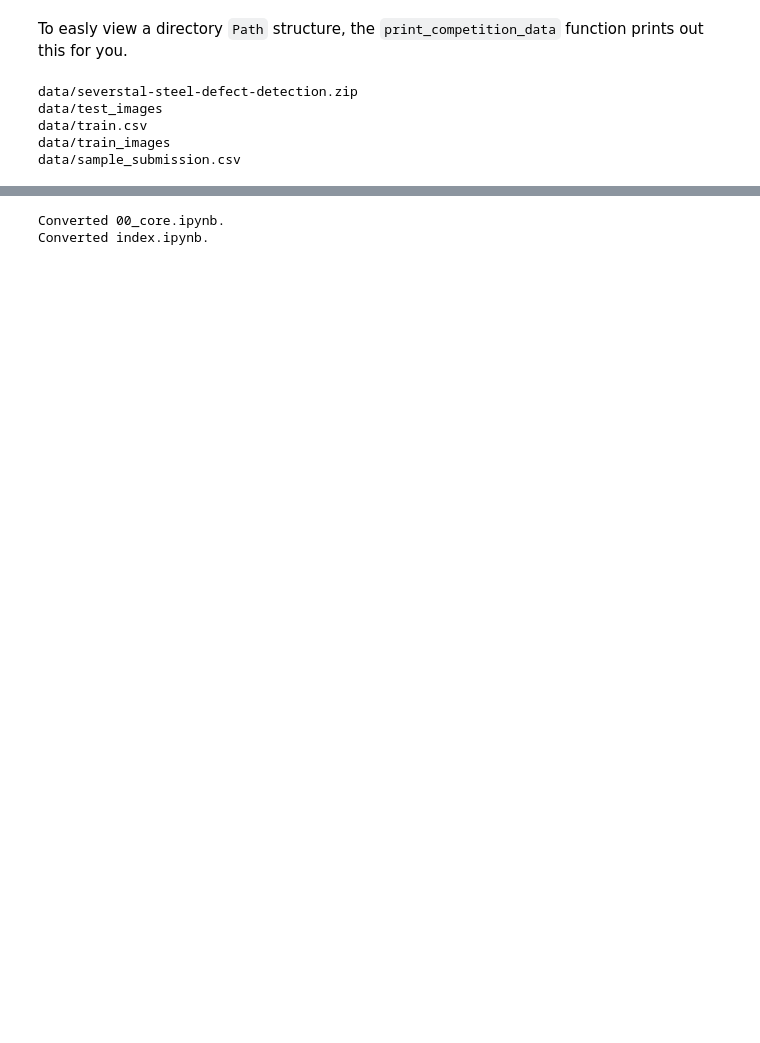
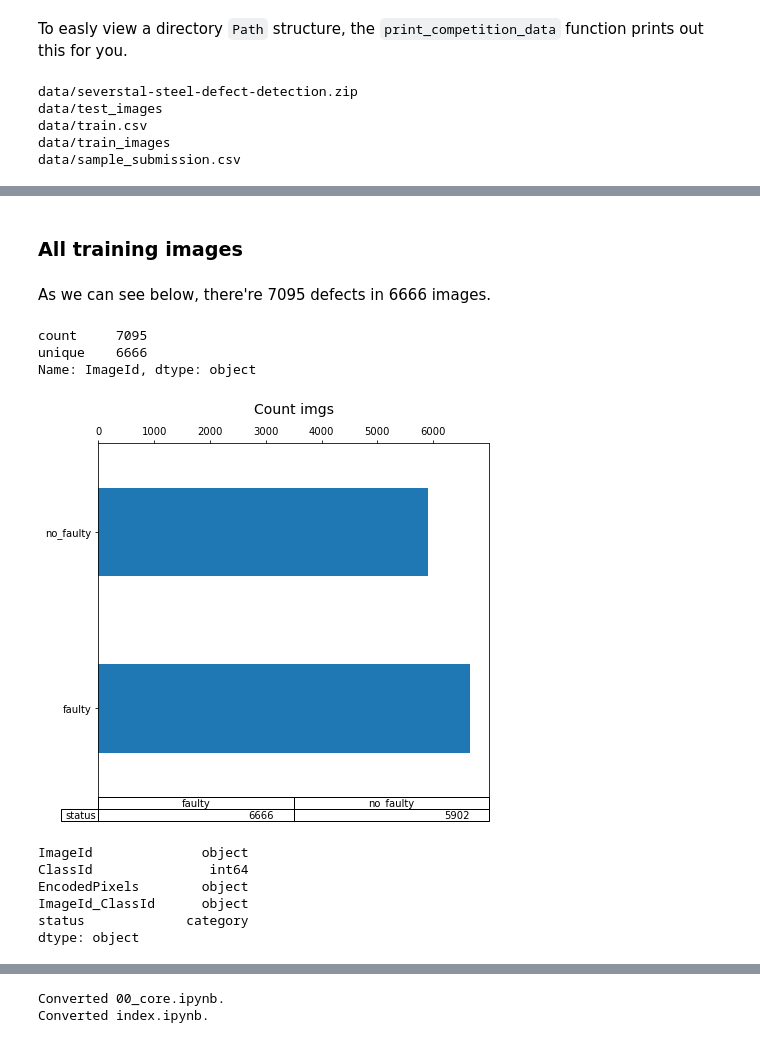
Before and after one commit to marcomatteo/steel_segmentation, a Jupyter notebook: 00_core.ipynb, the cells around one changed output, grey strips where cells are left out. Cells and saved outputs as stored; diff of their text form; code cells hidden in the pictures; blank space fills up the shorter version.

```diff
--- a/00_core.ipynb
+++ b/00_core.ipynb
@@ -49,0 +194,11 @@ data/sample_submission.csv
+# %% [markdown]
+### All training images
+# %% [markdown]
+As we can see below, there're 7095 defects in 6666 images.
+# %%
+unique_imgs = train.describe(include='all')["ImageId"].T[:2]
+unique_imgs
+# %% [output]
+count     7095
+unique    6666
+Name: ImageId, dtype: object
@@ -49,0 +208,25 @@ data/sample_submission.csv
+# %%
+#export
+train_all = get_train_df()
+# %%
+fig, ax = plt.subplots(1, 1, figsize=(7, 6.5))
+ax.set_title("Count imgs", pad=30, fontdict={'fontsize':14})
+ax.xaxis.tick_top()  # Display x-axis ticks on top
+
+(
+    train_all[['ImageId', 'status']]
+     .drop_duplicates()
+     .status.value_counts().iloc[:-1]
+     .plot.barh(table=True, ax=ax)
+);
+# %% [output]
+[figure, added]
+# %%
+train_all.dtypes
+# %% [output]
+ImageId              object
+ClassId               int64
+EncodedPixels        object
+ImageId_ClassId      object
+status             category
+dtype: object
```
Also changed, not shown: parts of 35 cells of this notebook, 3 other files.
